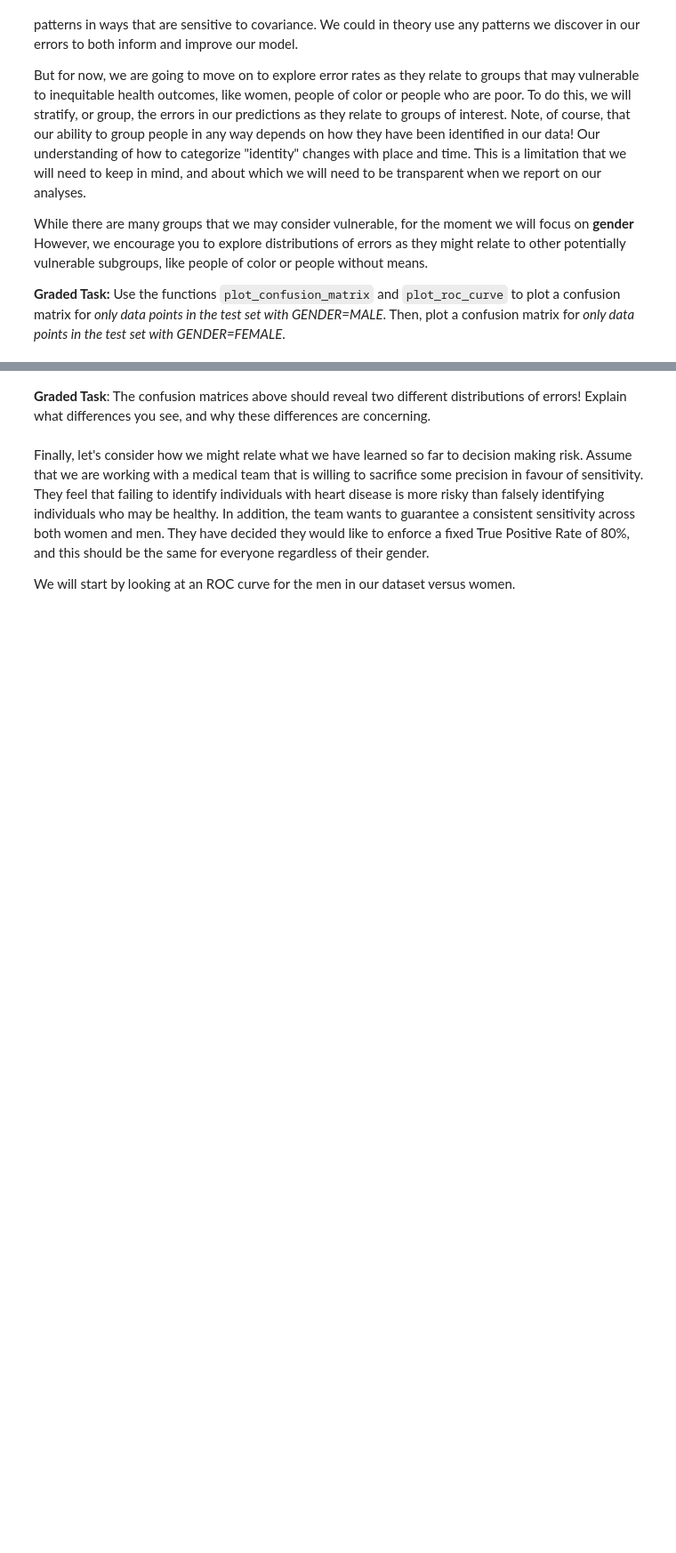
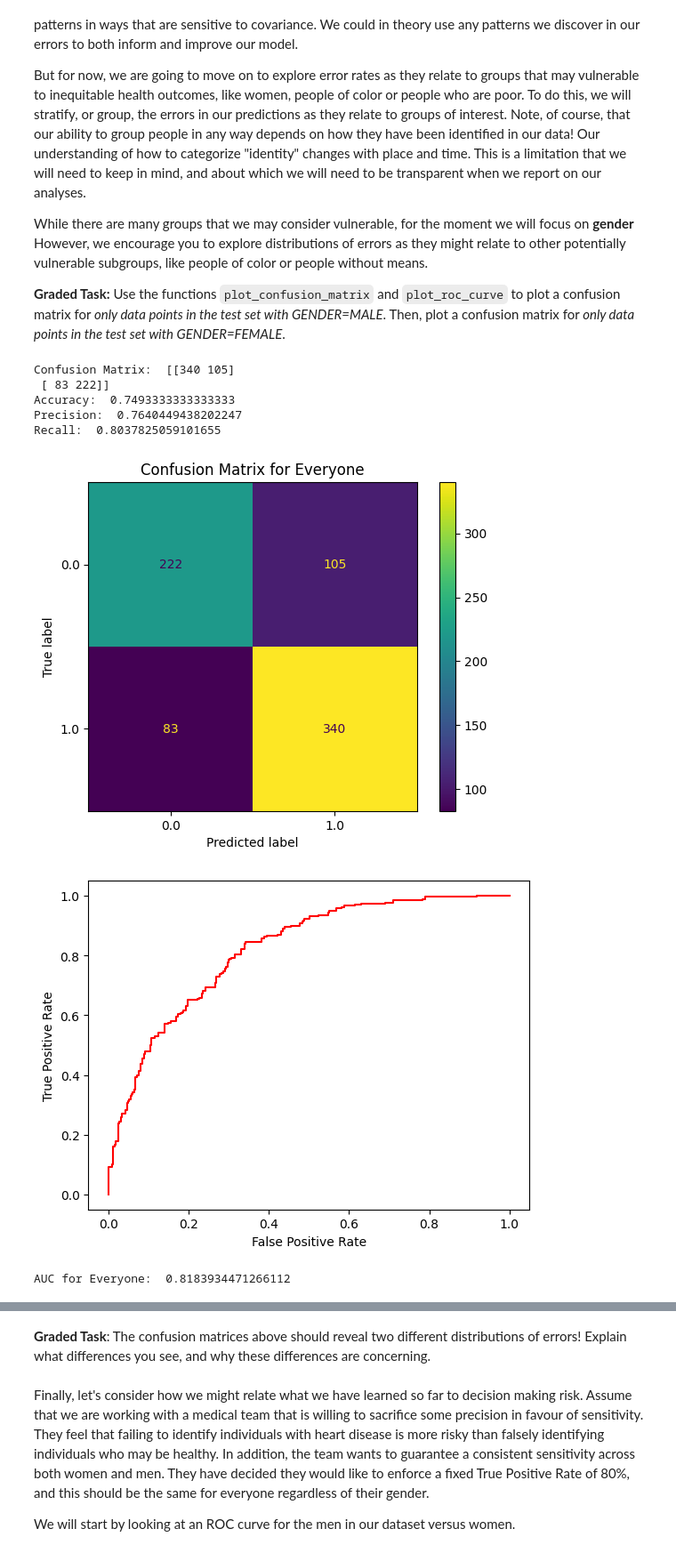
Before and after one commit to UstinAna/2025_winter_utm_csc311_labs, a Jupyter notebook: lab04/lab04.ipynb, the cells around one changed output, grey strips where cells are left out. Shown: that part at 89% size. Saved outputs shown, nothing was run; the diff lists cells and outputs as text; code cells hidden in the pictures; blank space fills up the shorter version.

```diff
--- a/lab04/lab04.ipynb
+++ b/lab04/lab04.ipynb
@@ -825,6 +857,17 @@ vulnerable subgroups, like people of color or people without means.
 # %%
 male = X_test_norm[:, 1] == 0 # identify rows with SEX=Male
 # TODO: call plot_confusion_matrix here, on the test data
+plot_confusion_matrix(X_test_norm[male], t_test[male])
+plot_roc_curve(X_test_norm[male], t_test[male])
+# %% [output]
+Confusion Matrix:  [[340 105]
+ [ 83 222]]
+Accuracy:  0.7493333333333333
+Precision:  0.7640449438202247
+Recall:  0.8037825059101655
+[figure, added]
+[figure, added]
+AUC for Everyone:  0.8183934471266112
 # %%
 female = X_test_norm[:, 1] == 1 # identify rows with GENDER=Female
 # TODO: call plot_confusion_matrix here, on the test data
```
Also changed, not shown: parts of 13 cells of this notebook.
